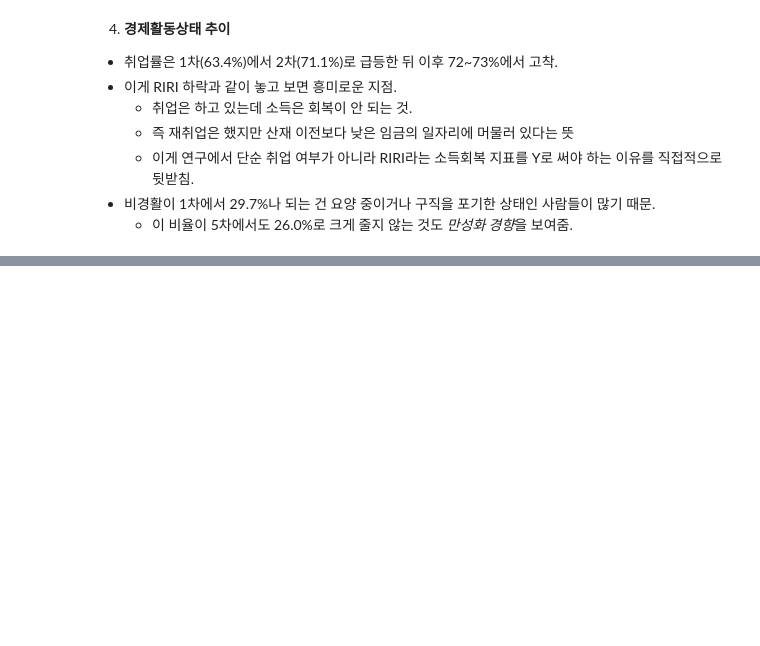
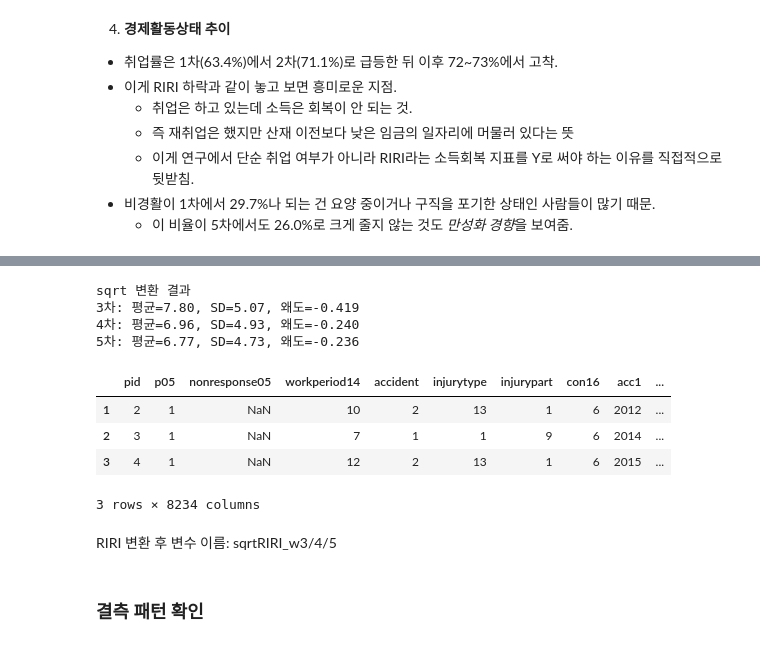
Before and after one commit to hwangsahyun/PSWCI, a Jupyter notebook: PSWCI_code.ipynb, the cells around one changed output, grey strips where cells are left out. Drawn from its saved outputs; the diff is of its cells as text; code cells hidden in the pictures; blank space fills up the shorter version.

```diff
--- a/PSWCI_code.ipynb
+++ b/PSWCI_code.ipynb
@@ -614,0 +723,24 @@ for col, label in psych_vars.items():
+# %%
+# ============================================================
+# RIRI 로그변환: log(RIRI + 1)
+# RIRI=0인 케이스 보존하면서 분포 정규화
+# ============================================================
+
+for w in [3, 4, 5]:
+    col     = f'RIRI_w{w}'
+    log_col = f'logRIRI_w{w}'
+    df_lcga[log_col] = np.log1p(df_lcga[col])  # log(x+1)
+
+# 변환 결과 확인
+print("=" * 50)
+print("로그변환 전후 비교")
+print("=" * 50)
+
+for w in [3, 4, 5]:
+    orig = df_lcga[f'RIRI_w{w}'].dropna()
+    log  = df_lcga[f'logRIRI_w{w}'].dropna()
+    print(f"\n{w}차:")
+    print(f"  원본  | 평균={orig.mean():.2f}, SD={orig.std():.2f}, "
+          f"왜도={orig.skew():.3f}")
+    print(f"  로그  | 평균={log.mean():.2f},  SD={log.std():.2f},  "
+          f"왜도={log.skew():.3f}")
@@ -614,0 +826,29 @@ for col, label in psych_vars.items():
+# %%
+# sqrt 변환 적용
+for w in [3, 4, 5]:
+    col      = f'RIRI_w{w}'
+    sqrt_col = f'sqrtRIRI_w{w}'
+    df_lcga[sqrt_col] = np.sqrt(df_lcga[col])
+
+# 확인
+print("sqrt 변환 결과")
+for w in [3, 4, 5]:
+    s = df_lcga[f'sqrtRIRI_w{w}'].dropna()
+    print(f"{w}차: 평균={s.mean():.2f}, SD={s.std():.2f}, 왜도={s.skew():.3f}")
+# %% [output]
+sqrt 변환 결과
+3차: 평균=7.80, SD=5.07, 왜도=-0.419
+4차: 평균=6.96, SD=4.93, 왜도=-0.240
+5차: 평균=6.77, SD=4.73, 왜도=-0.236
+# %%
+df_lcga.head(3)
+# %% [output]
+|  | pid | p05 | nonresponse05 | workperiod14 | accident | injurytype | injurypart | con16 | acc1 | ... |
+| 1 | 2 | 1 | NaN | 10 | 2 | 13 | 1 | 6 | 2012 | ... |
+| 2 | 3 | 1 | NaN | 7 | 1 | 1 | 9 | 6 | 2014 | ... |
+| 3 | 4 | 1 | NaN | 12 | 2 | 13 | 1 | 6 | 2015 | ... |
+3 rows × 8234 columns
+# %% [markdown]
+RIRI 변환 후 변수 이름: sqrtRIRI_w3/4/5
+# %% [markdown]
+### 결측 패턴 확인
```
Also changed, not shown: parts of 23 cells of this notebook, 2 other files.
